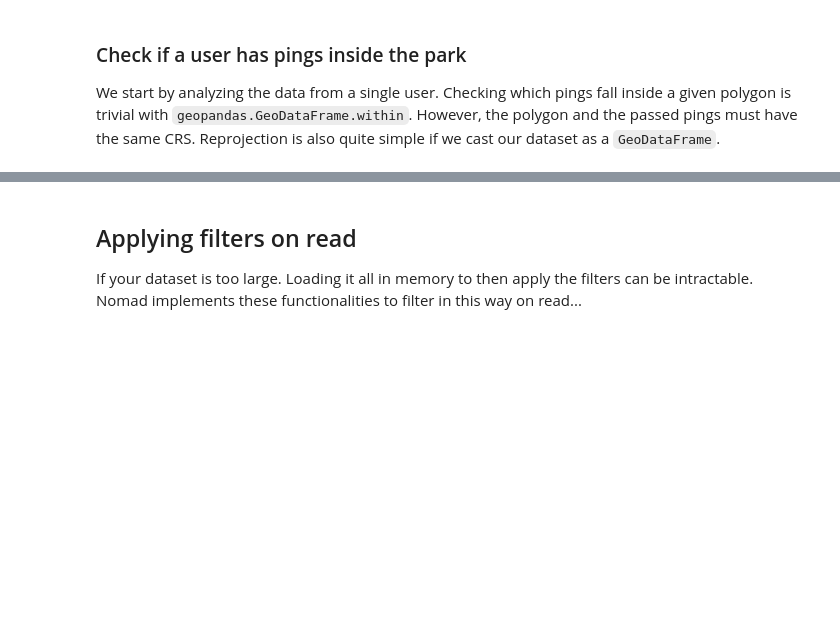
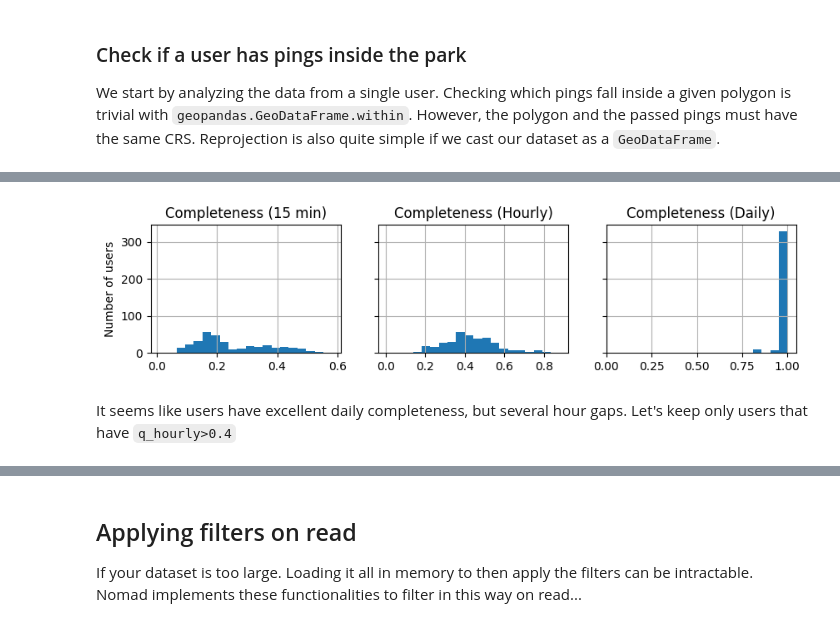
Before and after one commit to Watts-Lab/nomad, a Jupyter notebook: tutorials/IC2S2-2025/[2]filtering.ipynb, the cells around one changed output, grey strips where cells are left out. Saved outputs shown, nothing was run; the diff lists cells and outputs as text; code cells hidden in the pictures; blank space fills up the shorter version.

```diff
--- a/tutorials/IC2S2-2025/[2]filtering.ipynb
+++ b/tutorials/IC2S2-2025/[2]filtering.ipynb
@@ -464,0 +215,26 @@ print(f"Number of unique users after filtering: {len(uq1)}")
+# %%
+# Let's use one of nomad's wrappers to compute this completeness at different resolutions
+q_15m = filters.completeness(traj, periods=15, freq='min', traj_cols=tc)
+q_hourly = filters.completeness(traj, periods=1, freq='h', traj_cols=tc)
+q_daily = filters.completeness(traj, periods=1, freq='d', traj_cols=tc)
+
+# we visualize them as side by side histograms
+fig, (ax1, ax2, ax3) = plt.subplots(1, 3, sharey=True, figsize=(10, 2))
+
+ax1.hist(q_15m, bins=20)
+ax1.set_title('Completeness (15 min)')
+ax1.set_ylabel('Number of users')
+
+
+ax2.hist(q_hourly, bins=20)
+ax2.set_title('Completeness (Hourly)')
+
+ax3.hist(q_daily, bins=20)
+ax3.set_title('Completeness (Daily)')
+
+[ax.grid() for ax in (ax1, ax2, ax3)]
+plt.show()
+# %% [output]
+[figure, added]
+# %% [markdown]
+It seems like users have excellent daily completeness, but several hour gaps. Let's keep only users that have `q_hourly>0.4`
```
Also changed, not shown: parts of 44 cells of this notebook, 6 other files.
